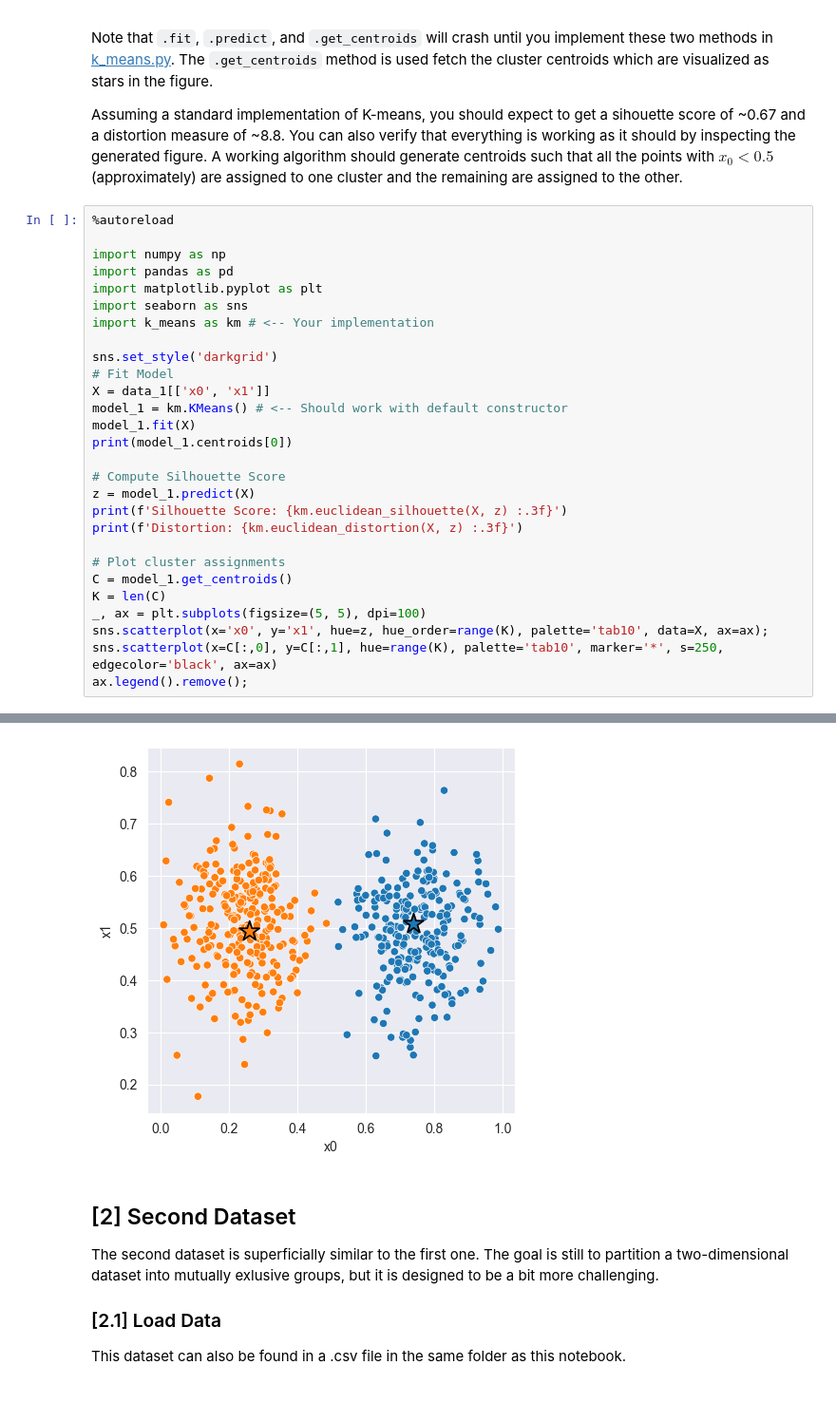
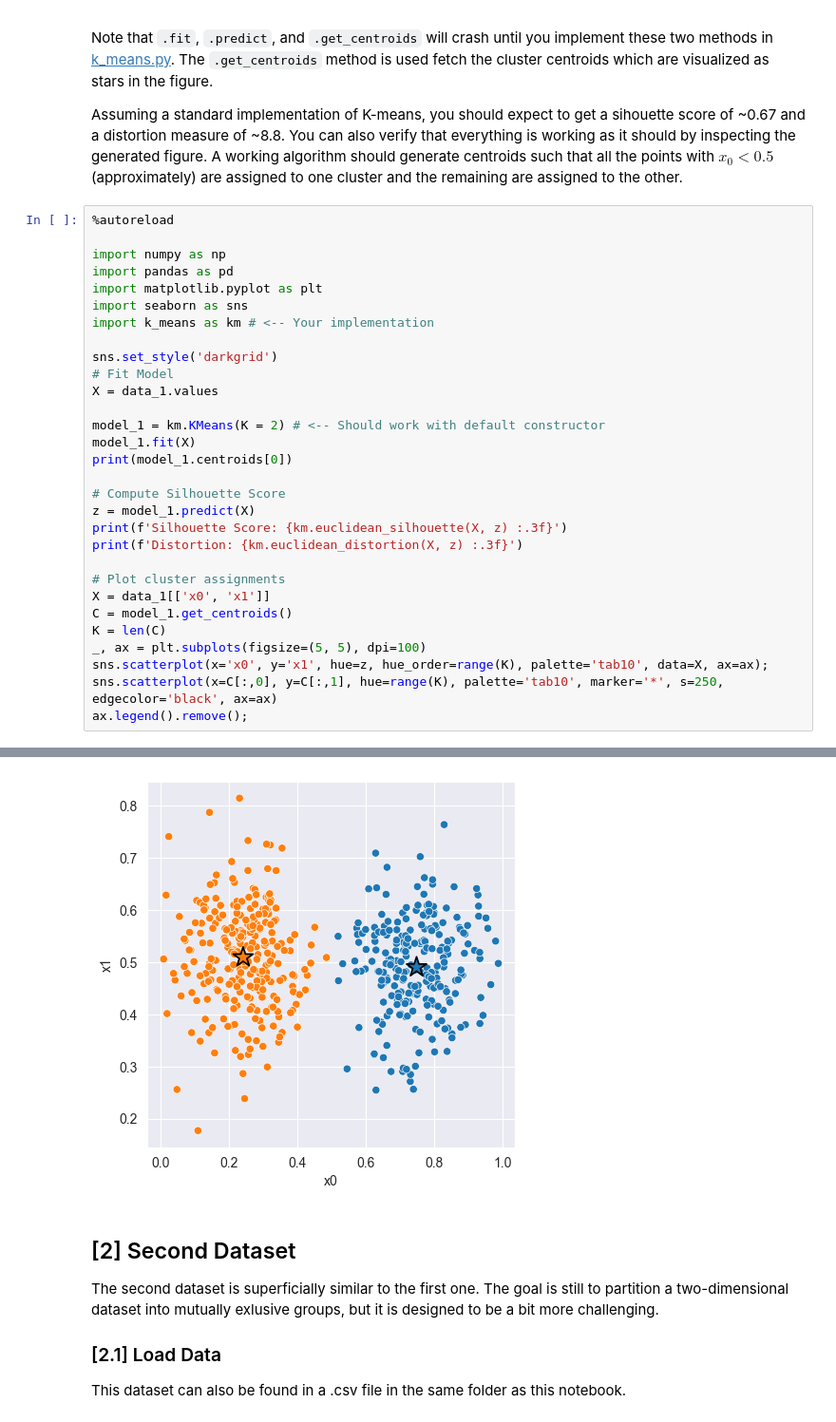
Before and after one commit to IsakAndrade/TDT-4173-2023-task-1, a Jupyter notebook: k_means/experiment.ipynb, the cells around one changed output, grey strips where cells are left out. Shown: that part at 95% size. Drawn from its saved outputs; the diff is of its cells as text.

```diff
--- a/k_means/experiment.ipynb
+++ b/k_means/experiment.ipynb
@@ -81,8 +81,9 @@ import k_means as km # <-- Your implementation
 
 sns.set_style('darkgrid')
 # Fit Model
-X = data_1[['x0', 'x1']]
-model_1 = km.KMeans() # <-- Should work with default constructor
+X = data_1.values
+
+model_1 = km.KMeans(K = 2) # <-- Should work with default constructor
 model_1.fit(X)
 print(model_1.centroids[0])
 
@@ -92,6 +93,7 @@ print(f'Silhouette Score: {km.euclidean_silhouette(X, z) :.3f}')
 print(f'Distortion: {km.euclidean_distortion(X, z) :.3f}')
 
 # Plot cluster assignments
+X = data_1[['x0', 'x1']]
 C = model_1.get_centroids()
 K = len(C)
 _, ax = plt.subplots(figsize=(5, 5), dpi=100)
@@ -117,5 +106,5 @@ Silhouette Score: 0.672
 Distortion: 0.000
-[figure, old version]
+[figure, new version]
 # %% [markdown]
 ## [2] Second Dataset
 
```
Also changed, not shown: parts of 3 cells of this notebook, 3 other files.
